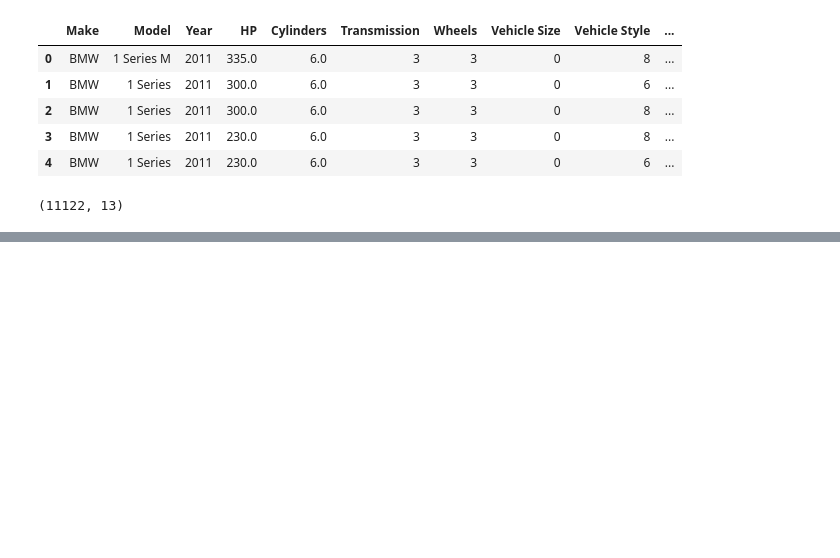
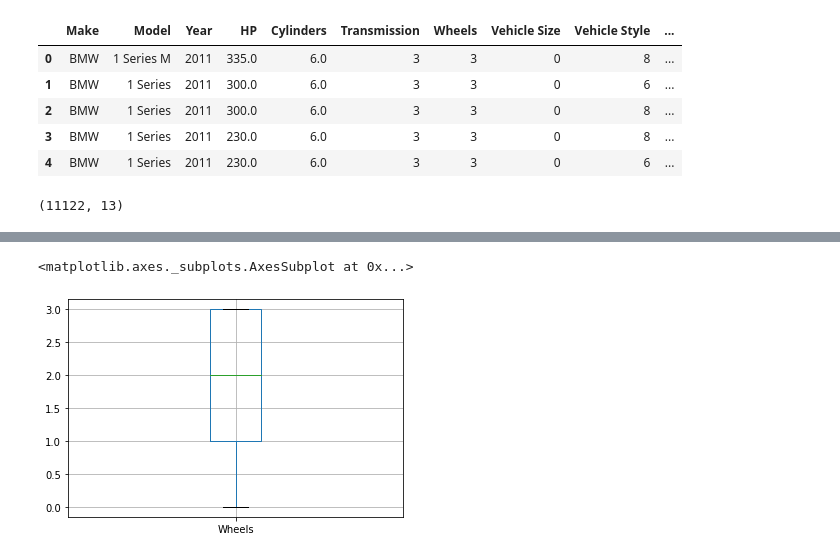
Before and after one commit to raina02/InternshipStudio_Project, a Jupyter notebook: InternshipStudio_Project.ipynb, the cells around one changed output, grey strips where cells are left out. Drawn from its saved outputs; the diff is of its cells as text; code cells hidden in the pictures; blank space fills up the shorter version.

```diff
--- a/InternshipStudio_Project.ipynb
+++ b/InternshipStudio_Project.ipynb
@@ -239,0 +340,5 @@ df.shape
+# %%
+df.boxplot(column='Wheels')
+# %% [output]
+<matplotlib.axes._subplots.AxesSubplot at 0x...>
+[figure, added]
```
Also changed, not shown: parts of 26 cells of this notebook.
